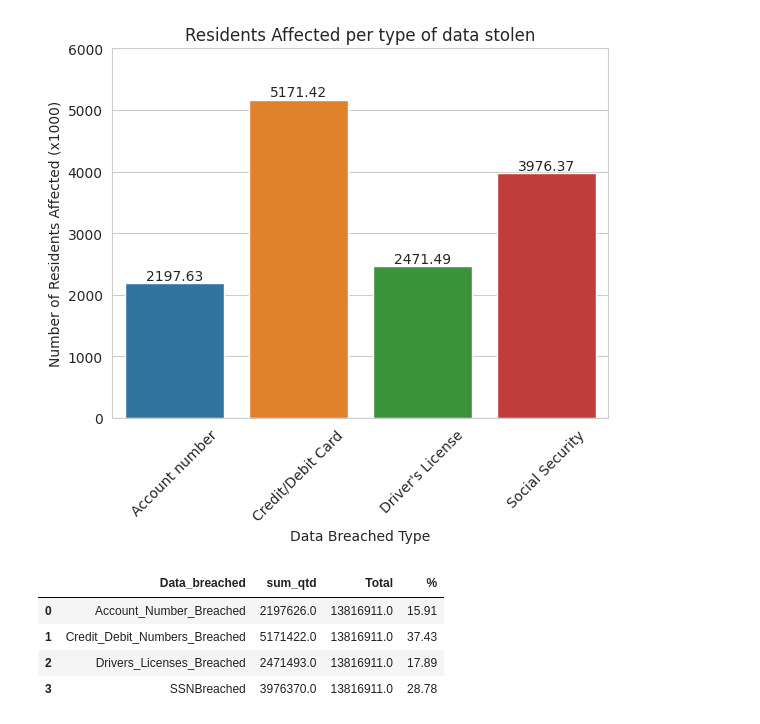
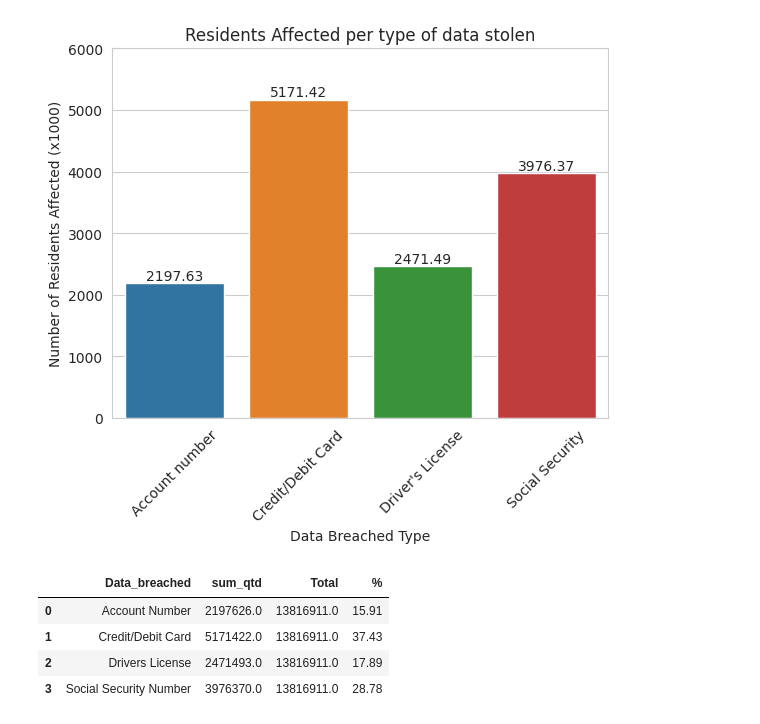
Before and after one commit to joncalle/AnalToolsDecMrk, a Jupyter notebook: DataBreach.ipynb, the cells around one changed output. Drawn from its saved outputs; the diff is of its cells as text; code cells hidden in the pictures.

```diff
--- a/DataBreach.ipynb
+++ b/DataBreach.ipynb
@@ -589,12 +589,16 @@ plt.show()
 # %%
 # Answer 3 - What type of data stolen through data breaches has the greatest impact on the population of Massachusetts?
 # Calculating the share of number of residents by the data stolen over these years
 clean_br_plot_3_vf['Total'] = clean_br_plot_3_vf['sum_qtd'].sum()
 clean_br_plot_3_vf['%'] = round((clean_br_plot_3_vf['sum_qtd'] / clean_br_plot_3_vf['Total'] )* 100,2)
+clean_br_plot_3_vf['Data_breached'] = clean_br_plot_3_vf['Data_breached'].str.replace('SSNBreached','Social Security Number')
+clean_br_plot_3_vf['Data_breached'] = clean_br_plot_3_vf['Data_breached'].str.replace('Account_Number_Breached','Account Number')
+clean_br_plot_3_vf['Data_breached'] = clean_br_plot_3_vf['Data_breached'].str.replace('Drivers_Licenses_Breached','Drivers License')
+clean_br_plot_3_vf['Data_breached'] = clean_br_plot_3_vf['Data_breached'].str.replace('Credit_Debit_Numbers_Breached','Credit/Debit Card')
 clean_br_plot_3_vf
 # %% [output]
 |  | Data_breached | sum_qtd | Total | % |
-| 0 | Account_Number_Breached | 2197626.0 | 13816911.0 | 15.91 |
-| 1 | Credit_Debit_Numbers_Breached | 5171422.0 | 13816911.0 | 37.43 |
-| 2 | Drivers_Licenses_Breached | 2471493.0 | 13816911.0 | 17.89 |
-| 3 | SSNBreached | 3976370.0 | 13816911.0 | 28.78 |
+| 0 | Account Number | 2197626.0 | 13816911.0 | 15.91 |
+| 1 | Credit/Debit Card | 5171422.0 | 13816911.0 | 37.43 |
+| 2 | Drivers License | 2471493.0 | 13816911.0 | 17.89 |
+| 3 | Social Security Number | 3976370.0 | 13816911.0 | 28.78 |
```
